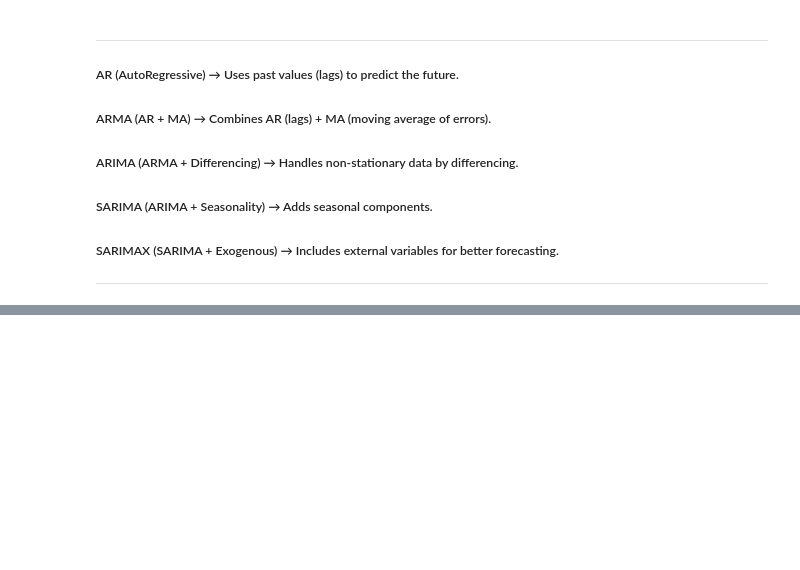
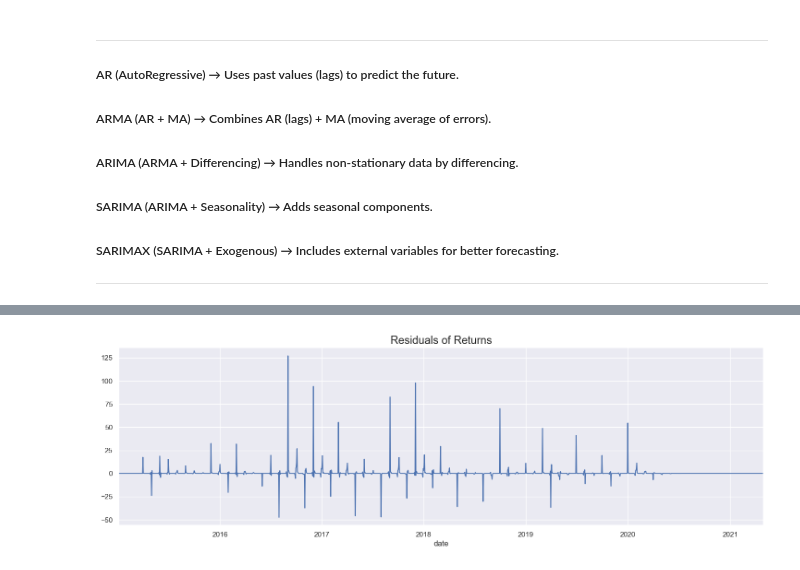
Before and after one commit to Mukhammadkodir27/Advanced_Python, a Jupyter notebook: Machine_Learning/Time-Series/00_Time-Series.ipynb, the cells around one changed output, grey strips where cells are left out. Saved outputs shown, nothing was run; the diff lists cells and outputs as text; code cells hidden in the pictures; blank space fills up the shorter version.

Commit message:
MA -> ARMA models

```diff
--- a/Machine_Learning/Time-Series/00_Time-Series.ipynb
+++ b/Machine_Learning/Time-Series/00_Time-Series.ipynb
@@ -1145,0 +1277,4 @@ Since we used an AR model on non-stationary data our predictions might still be
+# %%
+model_returns_ma_23 = SARIMAX(df.returns, order=(0, 0, 23))
+results_returns_ma_23 = model_returns_ma_23.fit()
+print(results_returns_ma_23.summary())
@@ -1145,0 +1323,2 @@ Since we used an AR model on non-stationary data our predictions might still be
+# %%
+df['res_return_ma_8'] = model_returns_ma_23.fit().resid
@@ -1145,0 +1351,6 @@ Since we used an AR model on non-stationary data our predictions might still be
+# %%
+df.res_return_ma_8[1:].plot(figsize = (18, 5))
+plt.title('Residuals of Returns', size = 17)
+plt.show()
+# %% [output]
+[figure, added]
```
Also changed, not shown: parts of 48 cells of this notebook.
